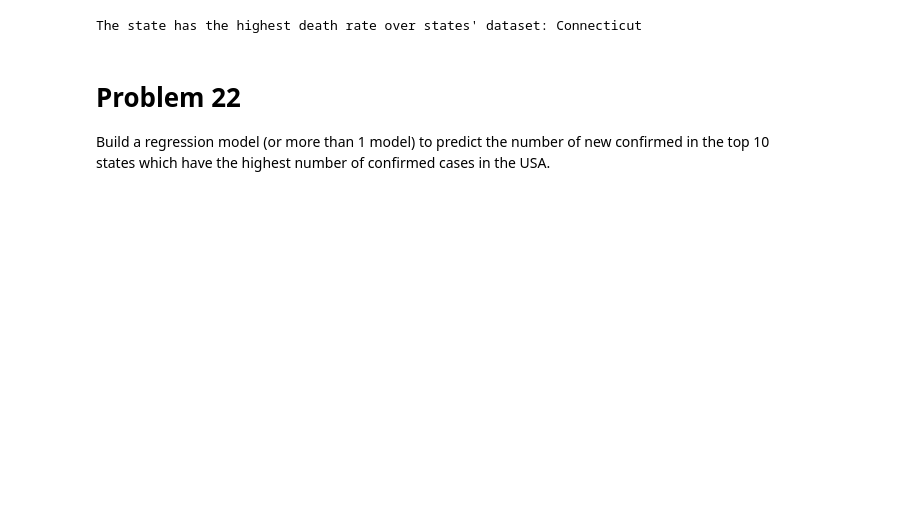
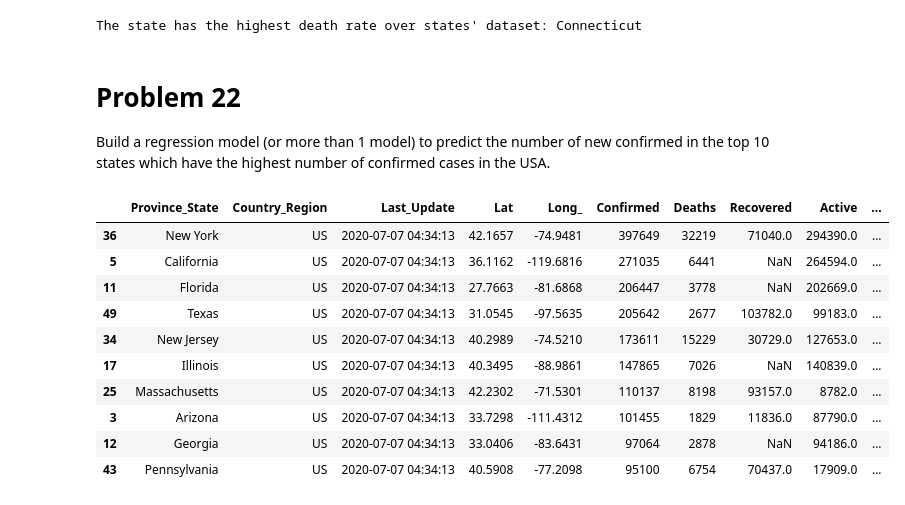
Before and after one commit to phusdt/COVID_19_Analysis, a Jupyter notebook: Asm2_Student.ipynb, the cells around one changed output. Drawn from its saved outputs; the diff is of its cells as text; code cells hidden in the pictures; blank space fills up the shorter version.

```diff
--- a/Asm2_Student.ipynb
+++ b/Asm2_Student.ipynb
@@ -988,4 +984,17 @@ The state has the highest death rate over states' dataset: Connecticut
 # Problem 22
 Build a regression model (or more than 1 model) to predict the number of new confirmed in the top 10 states which have the highest number of confirmed cases in the USA.
 # %%
-top_10_state_has_the_highest_new_confirmed = us_medical_data.sort_values('Mortality_Rate', ascending=False).head(01)
+top_10_state_has_the_highest_new_confirmed = us_medical_data.sort_values('Confirmed', ascending=False).head(10)
+top_10_state_has_the_highest_new_confirmed
+# %% [output]
+|  | Province_State | Country_Region | Last_Update | Lat | Long_ | Confirmed | Deaths | Recovered | Active | ... |
+| 36 | New York | US | 2020-07-07 04:34:13 | 42.1657 | -74.9481 | 397649 | 32219 | 71040.0 | 294390.0 | ... |
+| 5 | California | US | 2020-07-07 04:34:13 | 36.1162 | -119.6816 | 271035 | 6441 | NaN | 264594.0 | ... |
+| 11 | Florida | US | 2020-07-07 04:34:13 | 27.7663 | -81.6868 | 206447 | 3778 | NaN | 202669.0 | ... |
+| 49 | Texas | US | 2020-07-07 04:34:13 | 31.0545 | -97.5635 | 205642 | 2677 | 103782.0 | 99183.0 | ... |
+| 34 | New Jersey | US | 2020-07-07 04:34:13 | 40.2989 | -74.5210 | 173611 | 15229 | 30729.0 | 127653.0 | ... |
+| 17 | Illinois | US | 2020-07-07 04:34:13 | 40.3495 | -88.9861 | 147865 | 7026 | NaN | 140839.0 | ... |
+| 25 | Massachusetts | US | 2020-07-07 04:34:13 | 42.2302 | -71.5301 | 110137 | 8198 | 93157.0 | 8782.0 | ... |
+| 3 | Arizona | US | 2020-07-07 04:34:13 | 33.7298 | -111.4312 | 101455 | 1829 | 11836.0 | 87790.0 | ... |
+| 12 | Georgia | US | 2020-07-07 04:34:13 | 33.0406 | -83.6431 | 97064 | 2878 | NaN | 94186.0 | ... |
+| 43 | Pennsylvania | US | 2020-07-07 04:34:13 | 40.5908 | -77.2098 | 95100 | 6754 | 70437.0 | 17909.0 | ... |
```
Also changed, not shown: parts of 23 cells of this notebook.
